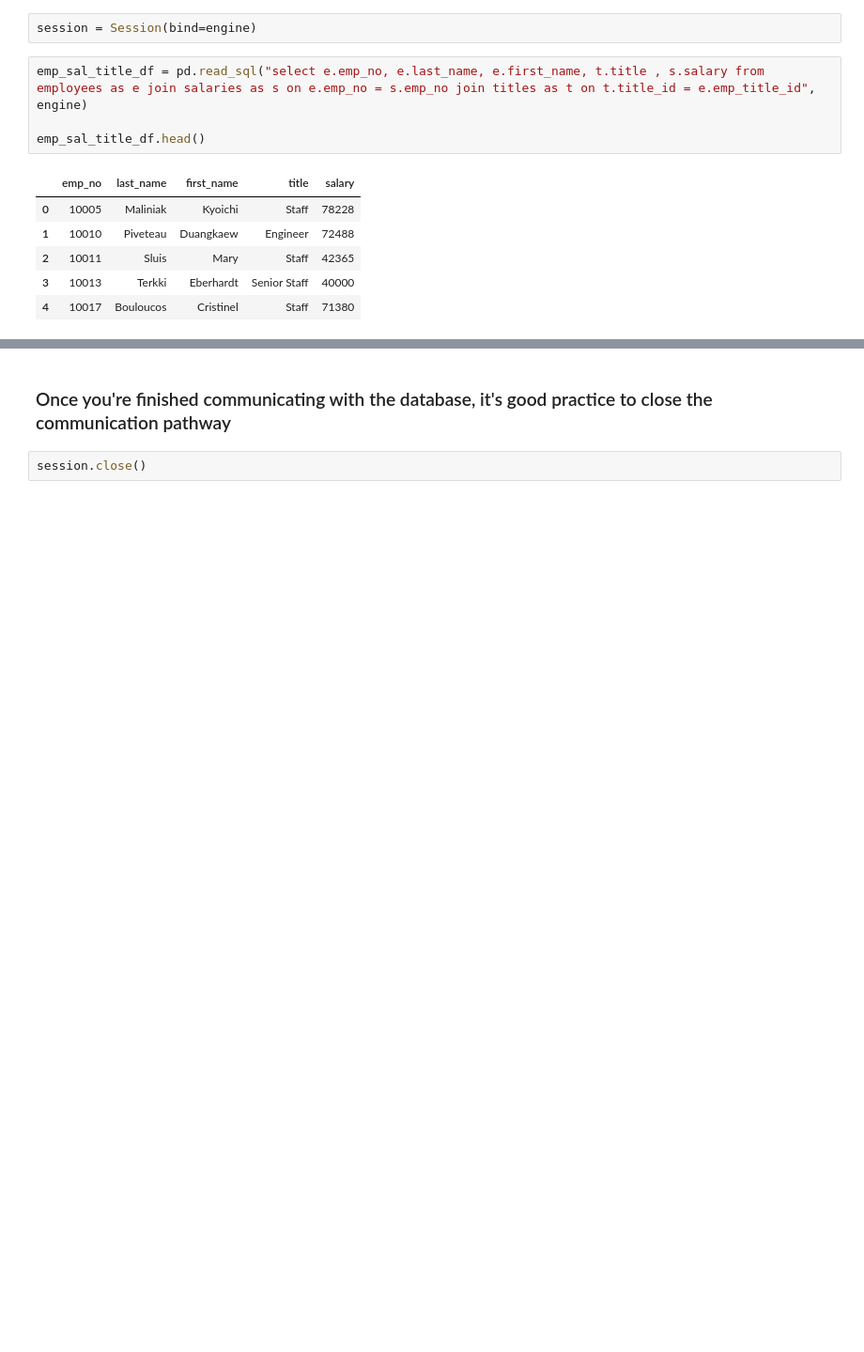
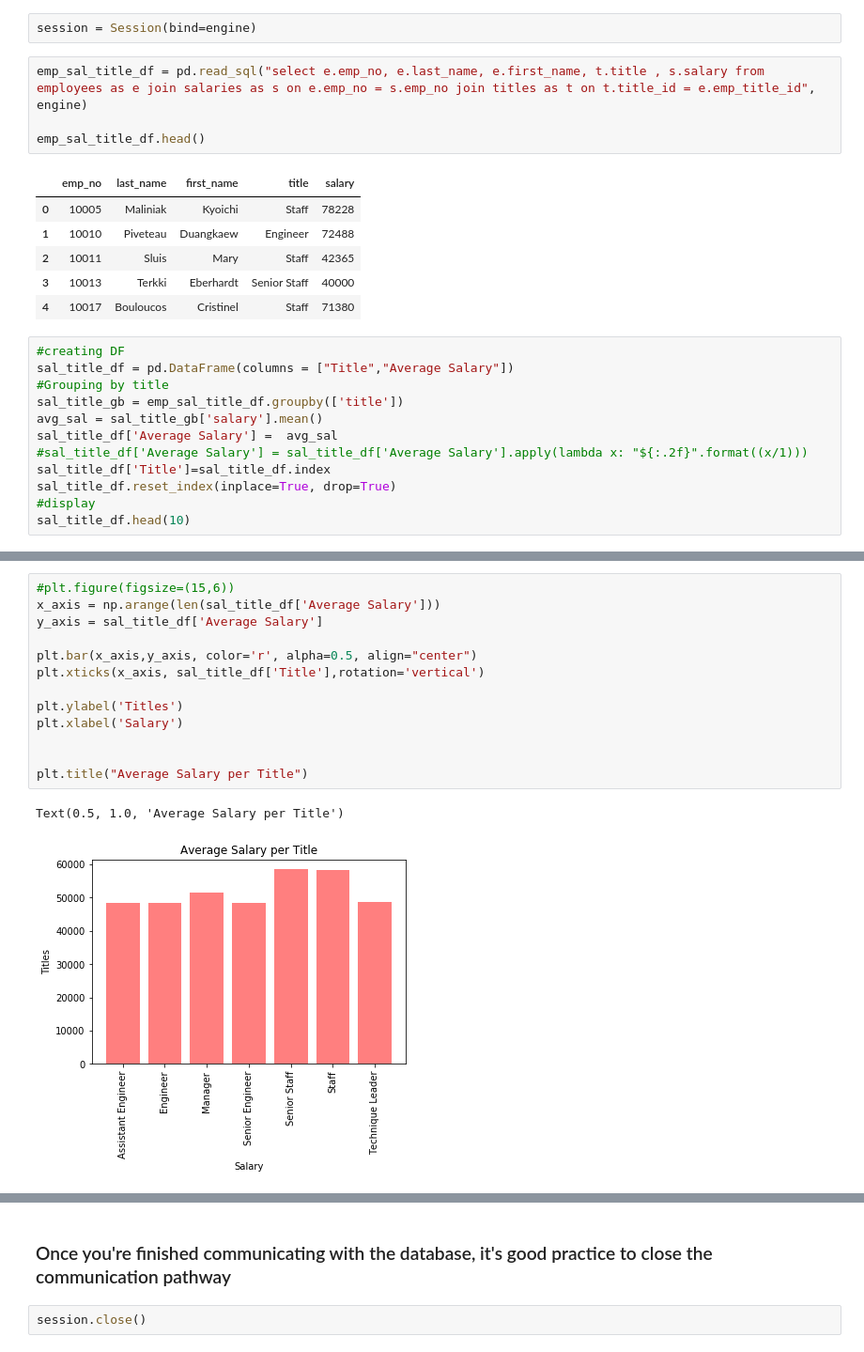
Before and after one commit to berlyflores-98/sql-challenge, a Jupyter notebook: EmployeeSQL/Bonus.ipynb, the cells around one changed output, grey strips where cells are left out. Shown at 94% size. Cells and saved outputs as stored; diff of their text form; blank space fills up the shorter version.

```diff
--- a/EmployeeSQL/Bonus.ipynb
+++ b/EmployeeSQL/Bonus.ipynb
@@ -56,3 +52,15 @@ emp_sal_title_df.head()
 | 2 | 10011 | Sluis | Mary | Staff | 42365 |
 | 3 | 10013 | Terkki | Eberhardt | Senior Staff | 40000 |
 | 4 | 10017 | Bouloucos | Cristinel | Staff | 71380 |
+# %%
+#creating DF
+sal_title_df = pd.DataFrame(columns = ["Title","Average Salary"])
+#Grouping by title
+sal_title_gb = emp_sal_title_df.groupby(['title'])
+avg_sal = sal_title_gb['salary'].mean()
+sal_title_df['Average Salary'] =  avg_sal
+#sal_title_df['Average Salary'] = sal_title_df['Average Salary'].apply(lambda x: "${:.2f}".format((x/1)))
+sal_title_df['Title']=sal_title_df.index
+sal_title_df.reset_index(inplace=True, drop=True)
+#display
+sal_title_df.head(10)
@@ -58,0 +76,16 @@ emp_sal_title_df.head()
+# %%
+#plt.figure(figsize=(15,6))
+x_axis = np.arange(len(sal_title_df['Average Salary']))
+y_axis = sal_title_df['Average Salary']
+
+plt.bar(x_axis,y_axis, color='r', alpha=0.5, align="center")
+plt.xticks(x_axis, sal_title_df['Title'],rotation='vertical')
+
+plt.ylabel('Titles')
+plt.xlabel('Salary')
+
+
+plt.title("Average Salary per Title")
+# %% [output]
+Text(0.5, 1.0, 'Average Salary per Title')
+[figure, added]
```
Also changed, not shown: parts of 3 cells of this notebook.
